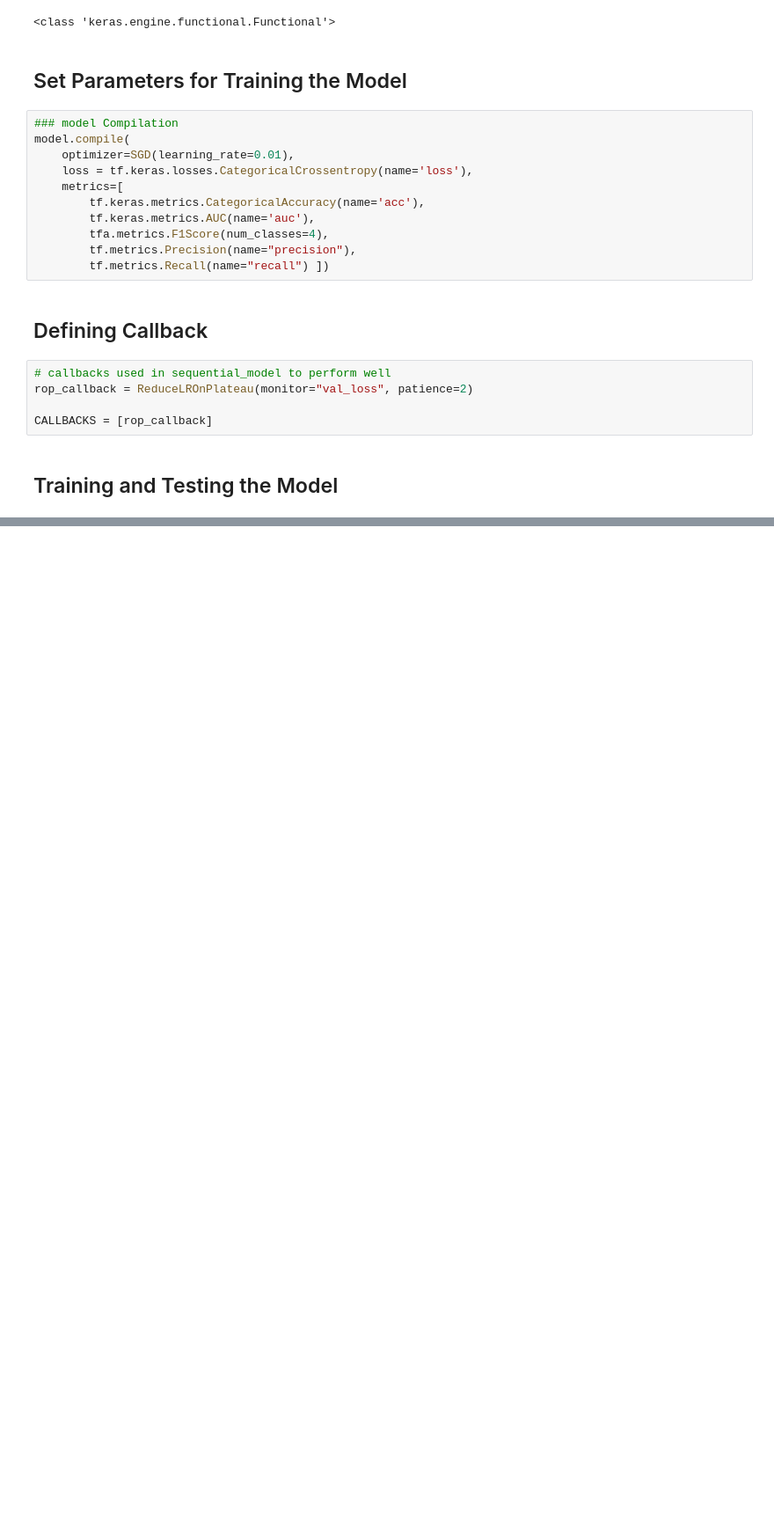
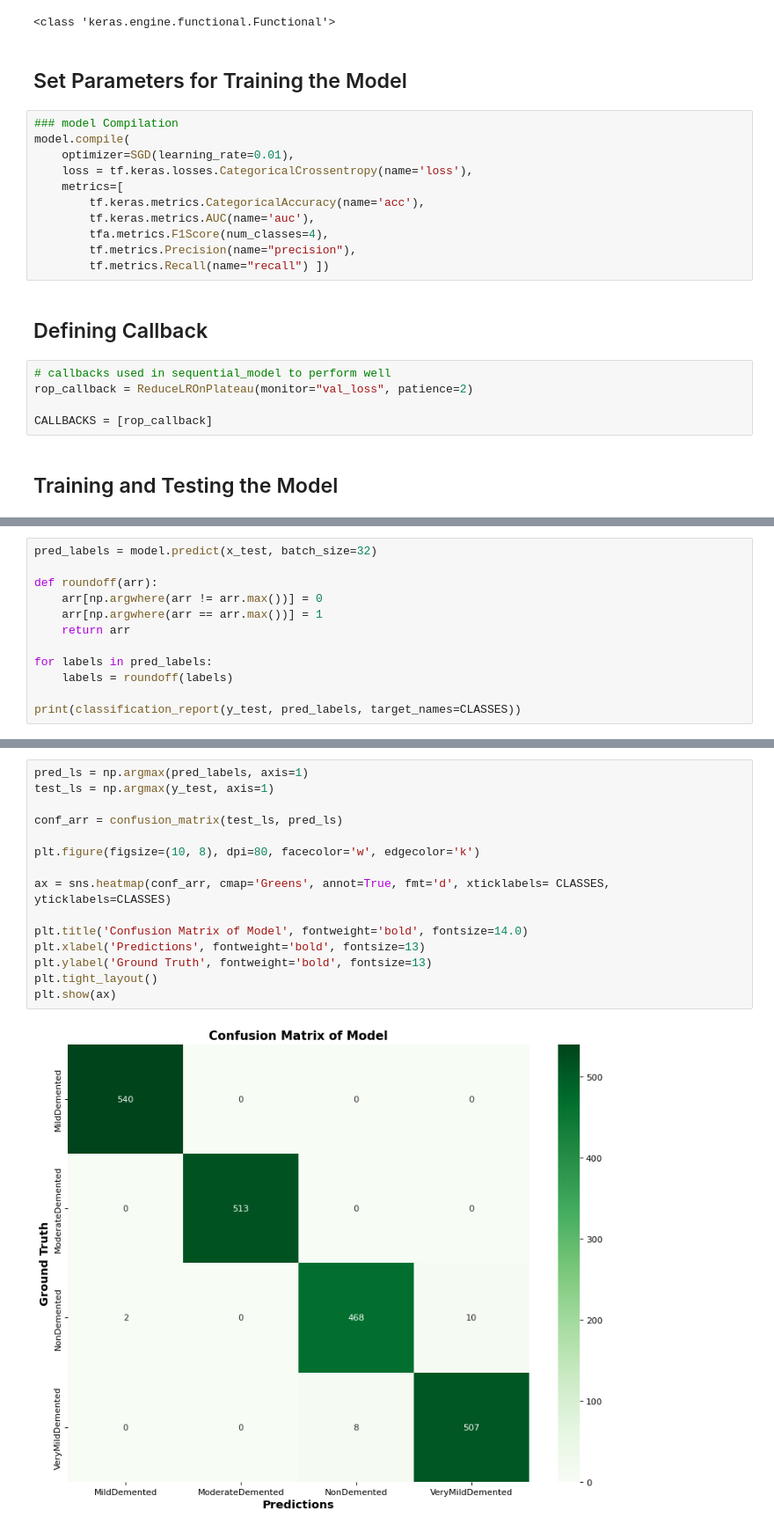
Before and after one commit to MarzukaaZaki/alzheimers-classification-modified-ADDNet, a Jupyter notebook: ADD-Net.ipynb, the cells around one changed output, grey strips where cells are left out. Shown: that part at 88% size. Saved outputs shown, nothing was run; the diff lists cells and outputs as text; blank space fills up the shorter version.

```diff
--- a/ADD-Net.ipynb
+++ b/ADD-Net.ipynb
@@ -337,0 +366,12 @@ Testing Recall :         99.462891 %
+# %%
+pred_labels = model.predict(x_test, batch_size=32)
+
+def roundoff(arr):
+    arr[np.argwhere(arr != arr.max())] = 0
+    arr[np.argwhere(arr == arr.max())] = 1
+    return arr
+
+for labels in pred_labels:
+    labels = roundoff(labels)
+
+print(classification_report(y_test, pred_labels, target_names=CLASSES))
@@ -337,0 +391,17 @@ Testing Recall :         99.462891 %
+# %%
+pred_ls = np.argmax(pred_labels, axis=1)
+test_ls = np.argmax(y_test, axis=1)
+
+conf_arr = confusion_matrix(test_ls, pred_ls)
+
+plt.figure(figsize=(10, 8), dpi=80, facecolor='w', edgecolor='k')
+
+ax = sns.heatmap(conf_arr, cmap='Greens', annot=True, fmt='d', xticklabels= CLASSES, yticklabels=CLASSES)
+
+plt.title('Confusion Matrix of Model', fontweight='bold', fontsize=14.0)
+plt.xlabel('Predictions', fontweight='bold', fontsize=13)
+plt.ylabel('Ground Truth', fontweight='bold', fontsize=13)
+plt.tight_layout()
+plt.show(ax)
+# %% [output]
+[figure, added]
```
Also changed, not shown: parts of 13 cells of this notebook.
